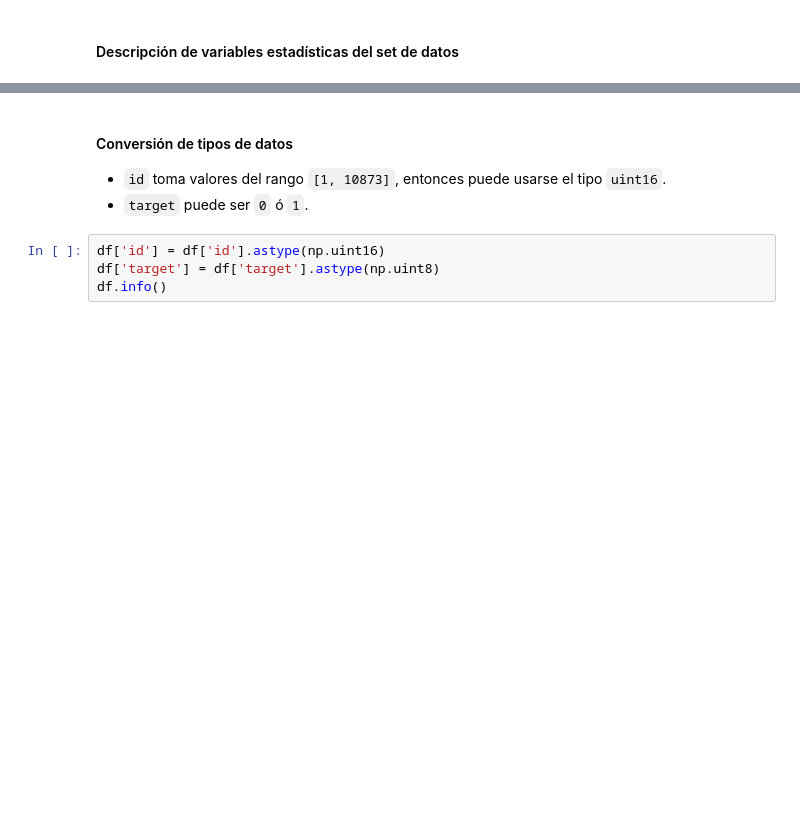
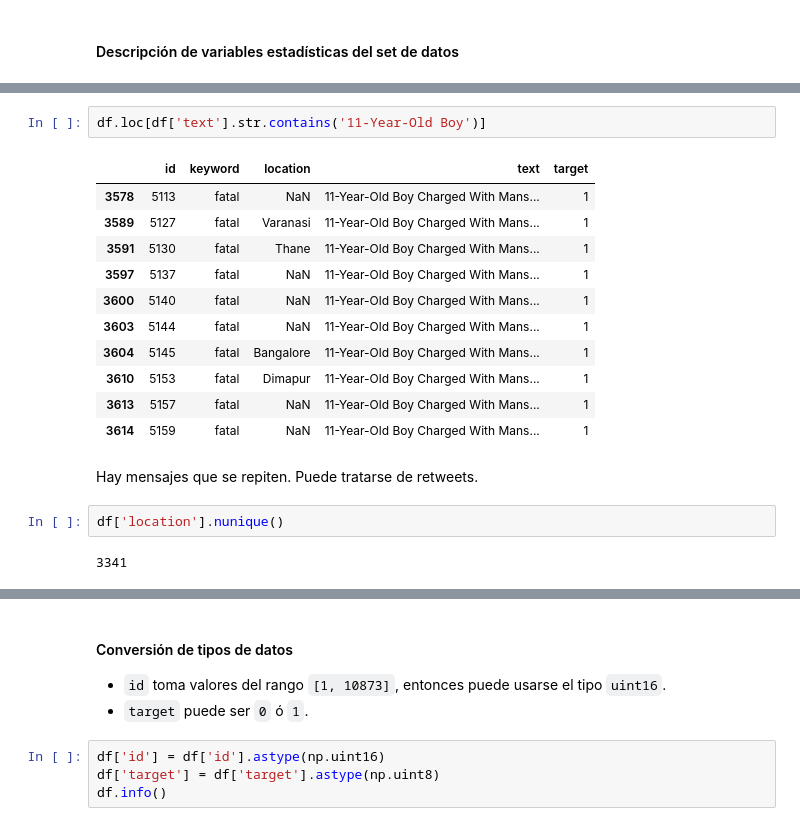
Before and after one commit to ffelfis/Orga_Datos_TPs, a Jupyter notebook: TP1/nb_Facundo.ipynb, the cells around one changed output, grey strips where cells are left out. Drawn from its saved outputs; the diff is of its cells as text; blank space fills up the shorter version.

```diff
--- a/TP1/nb_Facundo.ipynb
+++ b/TP1/nb_Facundo.ipynb
@@ -52,3 +60,23 @@ df.describe(include=[np.object, np.number]).T
 | location | 5080 | 3341 | USA | 104 | NaN | NaN | NaN | NaN | NaN | NaN | NaN |
 | text | 7613 | 7503 | 11-Year-Old Boy Charged With Mans... | 10 | NaN | NaN | NaN | NaN | NaN | NaN | NaN |
 | target | 7613 | NaN | NaN | NaN | 0.42966 | 0.49506 | 0 | 0 | 0 | 1 | 1 |
+# %%
+df.loc[df['text'].str.contains('11-Year-Old Boy')]
+# %% [output]
+|  | id | keyword | location | text | target |
+| 3578 | 5113 | fatal | NaN | 11-Year-Old Boy Charged With Mans... | 1 |
+| 3589 | 5127 | fatal | Varanasi | 11-Year-Old Boy Charged With Mans... | 1 |
+| 3591 | 5130 | fatal | Thane | 11-Year-Old Boy Charged With Mans... | 1 |
+| 3597 | 5137 | fatal | NaN | 11-Year-Old Boy Charged With Mans... | 1 |
+| 3600 | 5140 | fatal | NaN | 11-Year-Old Boy Charged With Mans... | 1 |
+| 3603 | 5144 | fatal | NaN | 11-Year-Old Boy Charged With Mans... | 1 |
+| 3604 | 5145 | fatal | Bangalore | 11-Year-Old Boy Charged With Mans... | 1 |
+| 3610 | 5153 | fatal | Dimapur | 11-Year-Old Boy Charged With Mans... | 1 |
+| 3613 | 5157 | fatal | NaN | 11-Year-Old Boy Charged With Mans... | 1 |
+| 3614 | 5159 | fatal | NaN | 11-Year-Old Boy Charged With Mans... | 1 |
+# %% [markdown]
+Hay mensajes que se repiten. Puede tratarse de retweets.
+# %%
+df['location'].nunique()
+# %% [output]
+3341
```
Also changed, not shown: parts of 10 cells of this notebook, 1 other file.
